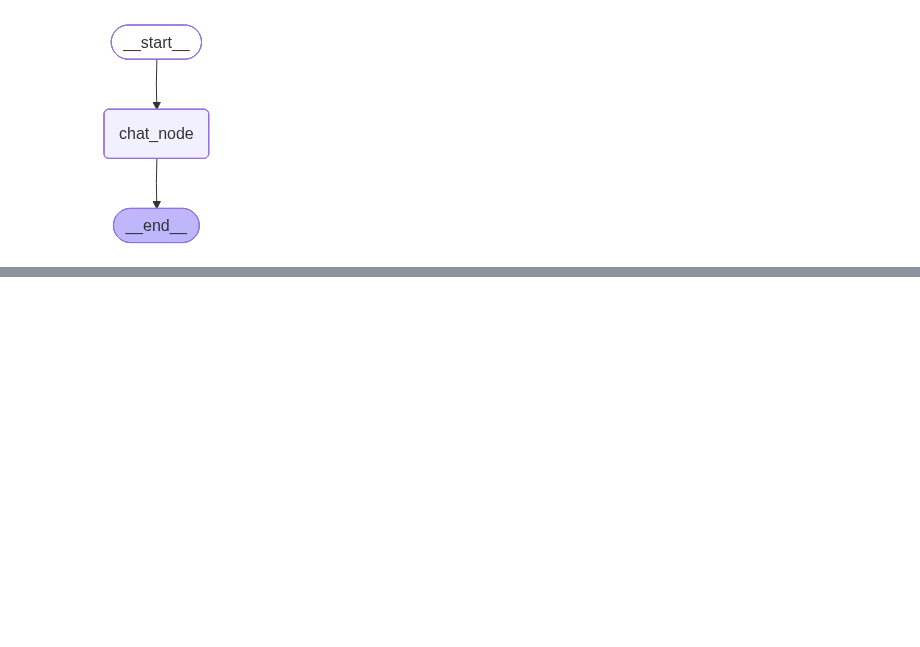
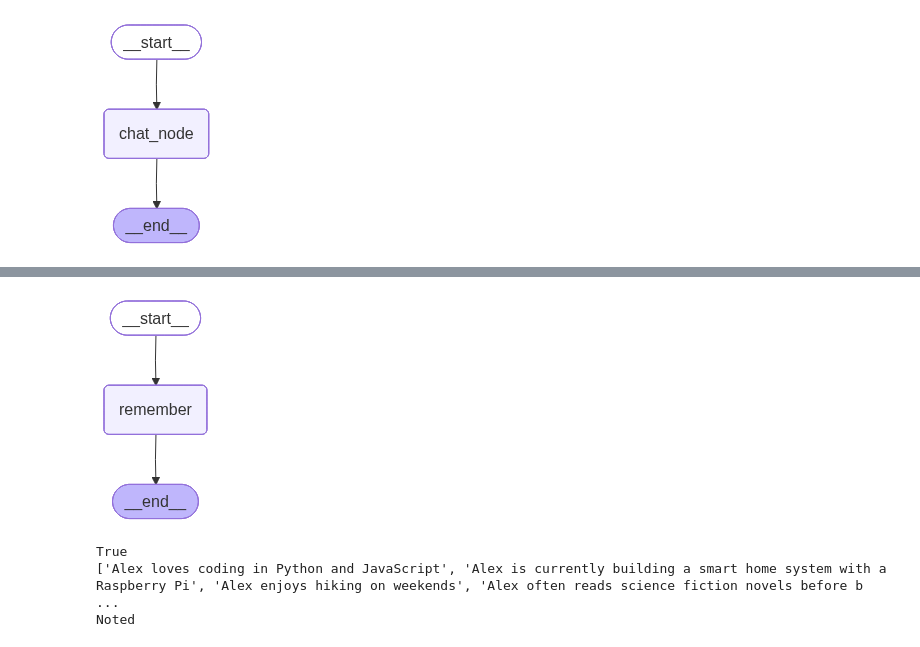
Before and after one commit to jay-kanakia/memory_in_llm, a Jupyter notebook: 7_ltm_implementation.ipynb, the cells around one changed output, grey strips where cells are left out. Drawn from its saved outputs; the diff is of its cells as text; code cells hidden in the pictures; blank space fills up the shorter version.

```diff
--- a/7_ltm_implementation.ipynb
+++ b/7_ltm_implementation.ipynb
@@ -118,0 +136,15 @@ TypeError: 'NoneType' object is not subscriptable
+# %%
+class Decision(BaseModel,):
+
+    should_store : bool = Field(description="True or False")
+    memories : List[str] = Field(default_factory=list,description="Atomic user memories to store")
+# %%
+parser = PydanticOutputParser(pydantic_object=Decision)
+# %%
+class ChatState(TypedDict):
+
+    messages : Annotated[List[BaseMessage],add_messages]
+# %%
+store = InMemoryStore()
+
+#namespace = ('user',user_id,'details')
@@ -118,0 +186,23 @@ TypeError: 'NoneType' object is not subscriptable
+# %%
+graph = StateGraph(ChatState)
+
+graph.add_node('remember',remember)
+
+graph.add_edge(START,'remember')
+graph.add_edge('remember',END)
+
+chatbot = graph.compile(store=store)
+
+chatbot
+# %% [output]
+[figure, added]
+# %%
+config = {'configurable':{'user_id':"u1"}}
+
+response = chatbot.invoke({"messages":HumanMessage(content='Alex loves coding in Python and JavaScript and is currently building a smart home system with a Raspberry Pi. Today, Alex drank a cup of green tea and said “Hello” to a colleague in the morning. On weekends, Alex enjoys hiking and often reads science fiction novels before bed. Alex’s favorite music includes jazz and Radiohead. After lunch, Alex was feeling sleepy and even went for a 15-minute walk. Unfortunately, Alex spilled coffee on the keyboard today.')},config=config)
+
+print(response['messages'][-1].content)
+# %% [output]
+True
+['Alex loves coding in Python and JavaScript', 'Alex is currently building a smart home system with a Raspberry Pi', 'Alex enjoys hiking on weekends', 'Alex often reads science fiction novels before b ...
+Noted
```
Also changed, not shown: parts of 21 cells of this notebook.
